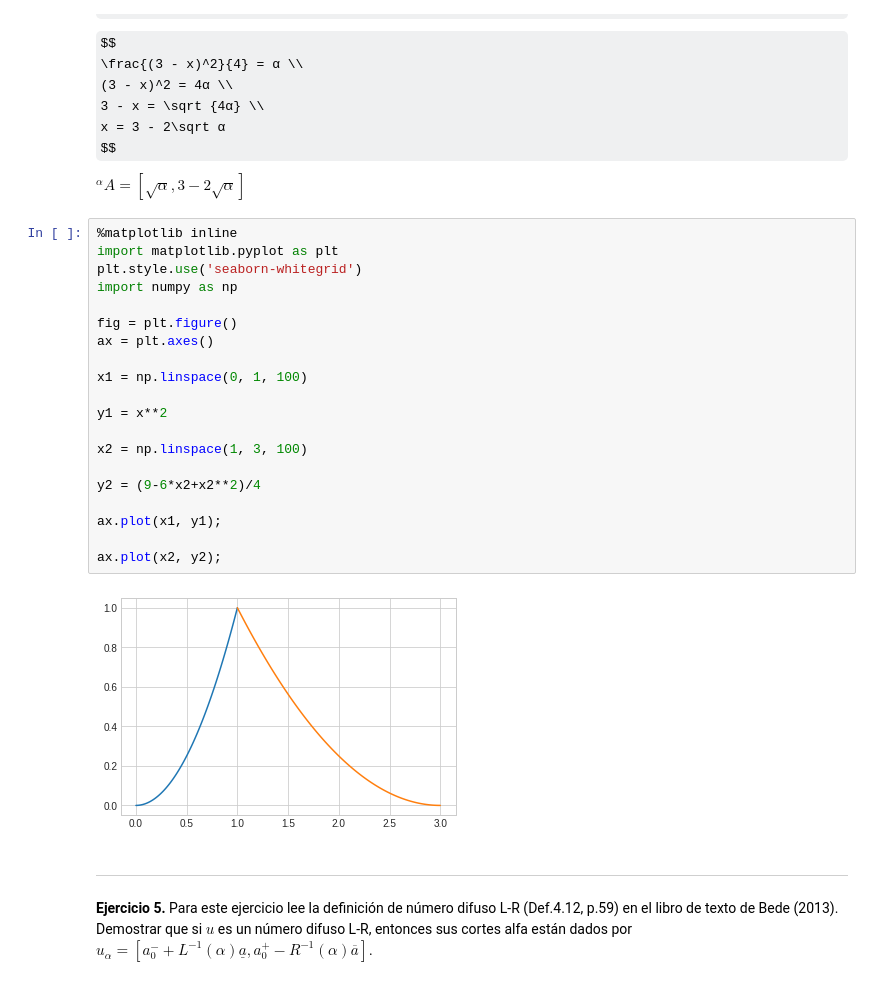
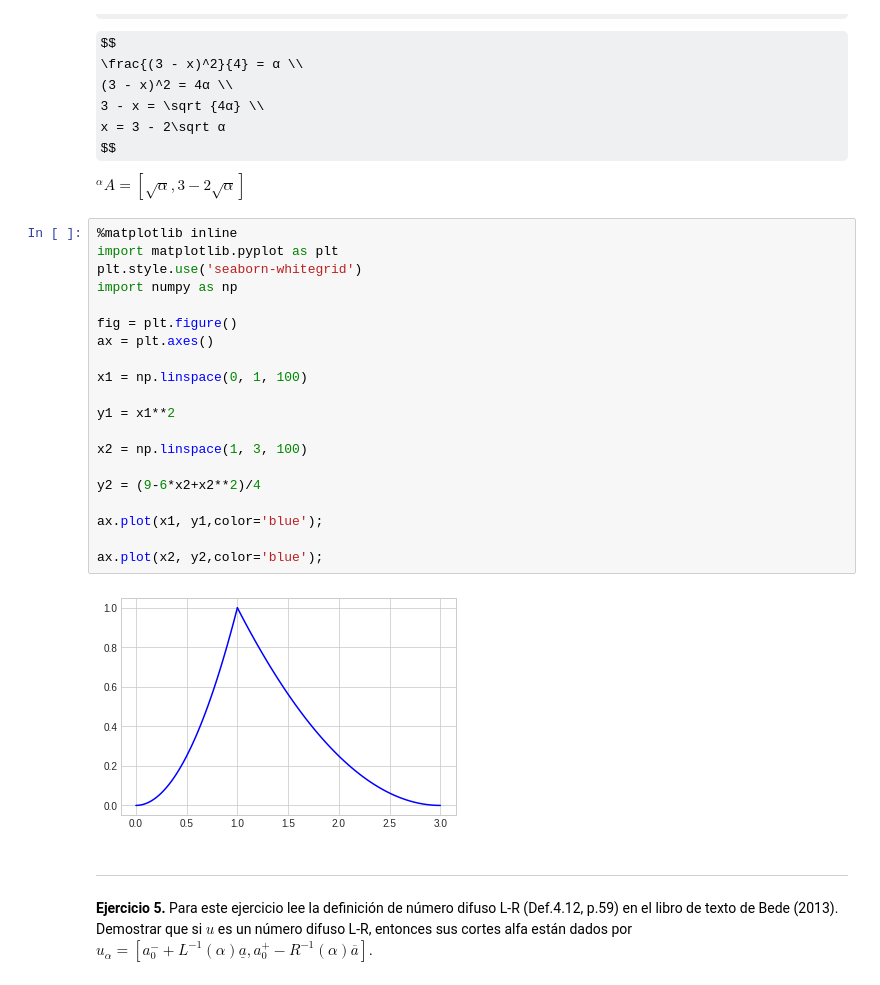
Before and after one commit to Marceeaax/FuzzyLogic, a Jupyter notebook: ejercitario2.ipynb, the cells around one changed output. Saved outputs shown, nothing was run; the diff lists cells and outputs as text; some formulas as TeX source.

```diff
--- a/ejercitario2.ipynb
+++ b/ejercitario2.ipynb
@@ -225,25 +225,25 @@ $^{𝛼}A = [\sqrt α,3 - 2\sqrt α]$
 # %%
 %matplotlib inline
 import matplotlib.pyplot as plt
 plt.style.use('seaborn-whitegrid')
 import numpy as np
 
 fig = plt.figure()
 ax = plt.axes()
 
 x1 = np.linspace(0, 1, 100)
 
-y1 = x**2
+y1 = x1**2
 
 x2 = np.linspace(1, 3, 100)
 
 y2 = (9-6*x2+x2**2)/4
 
-ax.plot(x1, y1);
+ax.plot(x1, y1,color='blue');
 
-ax.plot(x2, y2);
+ax.plot(x2, y2,color='blue');
 # %% [output]
-[figure, old version]
+[figure, new version]
 # %% [markdown]
 ---
 **Ejercicio 5.** Para este ejercicio lee la definición de número difuso L-R (Def.4.12, p.59) en el libro de texto de Bede (2013). Demostrar que si $u$ es un número difuso L-R, entonces sus cortes alfa están dados por $u_\alpha=[a_0^-+L^{-1}(\alpha)\underline{a}, a_0^+-R^{-1}(\alpha)\overline a]$.
```
Also changed, not shown: parts of 1 cell of this notebook.
